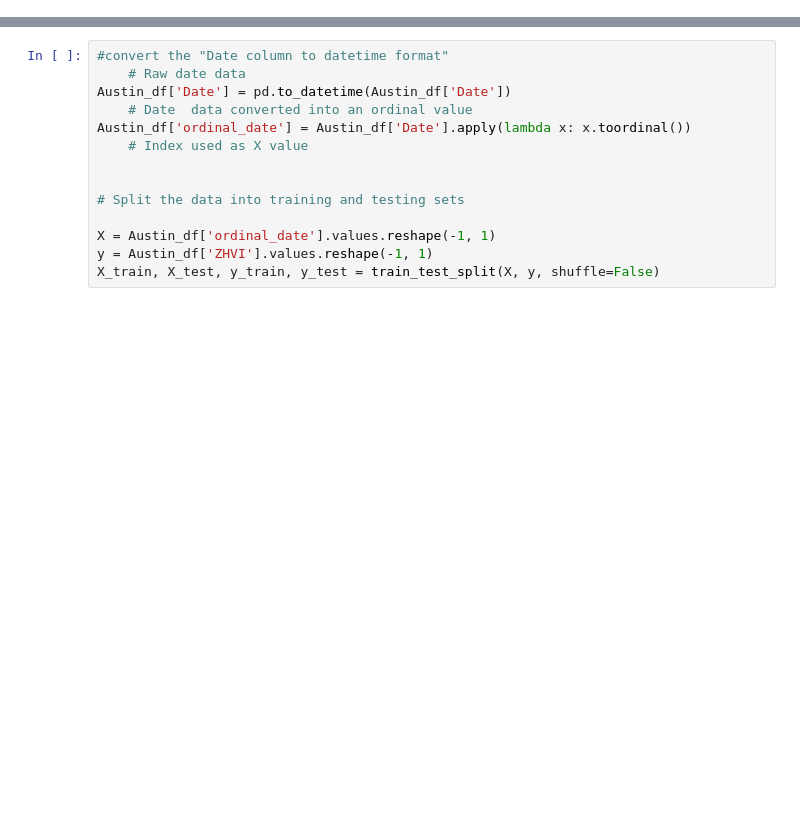
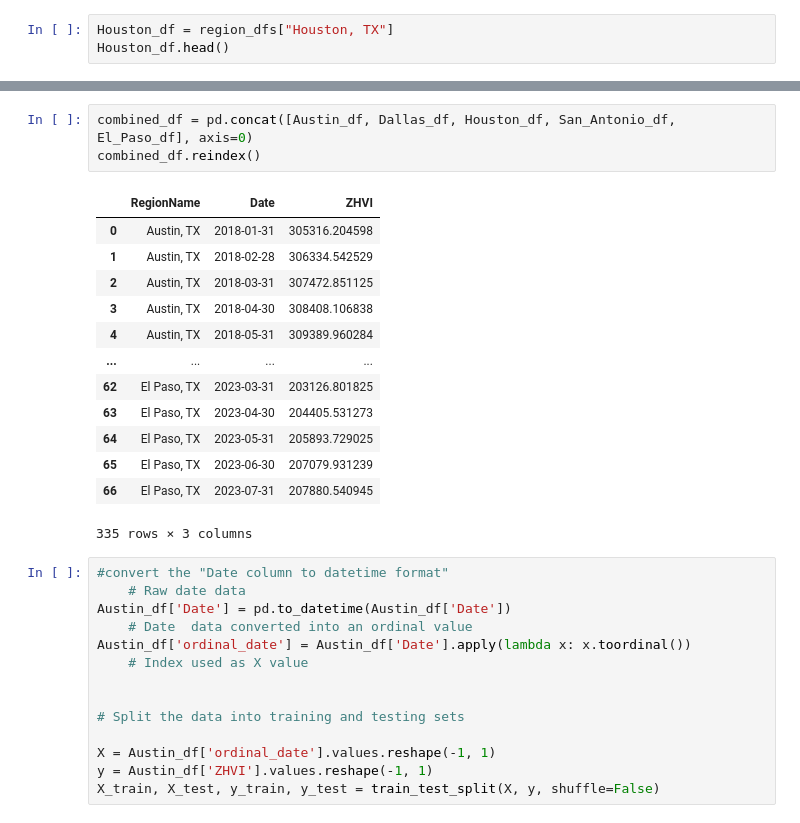
Before and after one commit to rjosanchez/project4-team1, a Jupyter notebook: ZHVI_Clean_Up.ipynb, the cells around one changed output, grey strips where cells are left out. Drawn from its saved outputs; the diff is of its cells as text; blank space fills up the shorter version.

```diff
--- a/ZHVI_Clean_Up.ipynb
+++ b/ZHVI_Clean_Up.ipynb
@@ -102,0 +112,3 @@ El_Paso_df.head()
+# %%
+Houston_df = region_dfs["Houston, TX"]
+Houston_df.head()
@@ -103,3 +122,20 @@ El_Paso_df.head()
+# %%
+combined_df = pd.concat([Austin_df, Dallas_df, Houston_df, San_Antonio_df, El_Paso_df], axis=0)
+combined_df.reindex()
+# %% [output]
+|  | RegionName | Date | ZHVI |
+| 0 | Austin, TX | 2018-01-31 | 305316.204598 |
+| 1 | Austin, TX | 2018-02-28 | 306334.542529 |
+| 2 | Austin, TX | 2018-03-31 | 307472.851125 |
+| 3 | Austin, TX | 2018-04-30 | 308408.106838 |
+| 4 | Austin, TX | 2018-05-31 | 309389.960284 |
+| ... | ... | ... | ... |
+| 62 | El Paso, TX | 2023-03-31 | 203126.801825 |
+| 63 | El Paso, TX | 2023-04-30 | 204405.531273 |
+| 64 | El Paso, TX | 2023-05-31 | 205893.729025 |
+| 65 | El Paso, TX | 2023-06-30 | 207079.931239 |
+| 66 | El Paso, TX | 2023-07-31 | 207880.540945 |
+335 rows × 3 columns
 # %%
 #convert the "Date column to datetime format"
     # Raw date data
```
Also changed, not shown: parts of 30 cells of this notebook, 28 other files.
